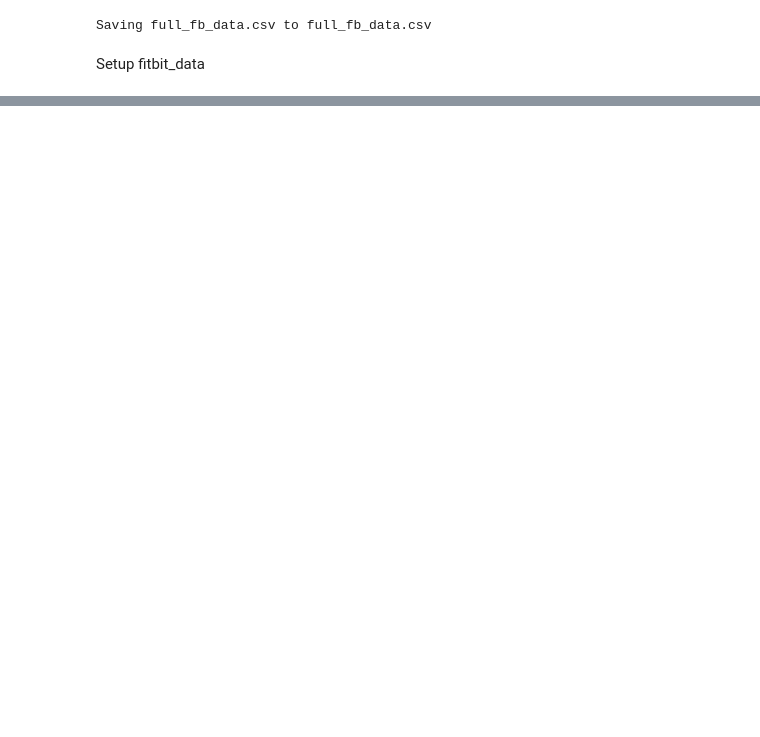
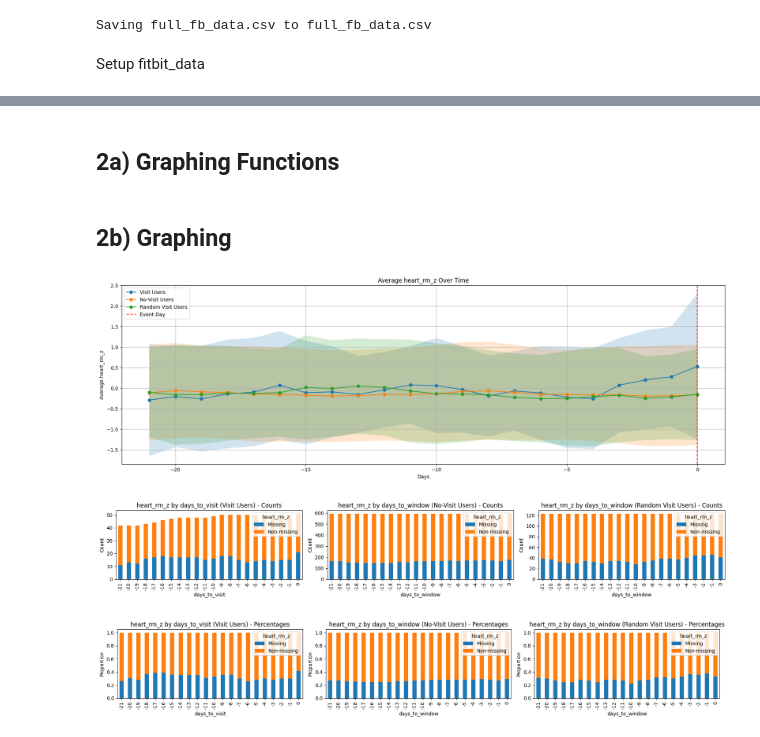
Before and after one commit to jhdaws/mhealth_classification, a Jupyter notebook: data_exploration/rolling_mean.ipynb, the cells around one changed output, grey strips where cells are left out. Drawn from its saved outputs; the diff is of its cells as text; code cells hidden in the pictures; blank space fills up the shorter version.

Commit message:
rolling mean work complete

```diff
--- a/data_exploration/rolling_mean.ipynb
+++ b/data_exploration/rolling_mean.ipynb
@@ -79,0 +91,3 @@ no_visit_df = full_fb_data[full_fb_data['has_visit'] == 0]
+# %%
+visit_df = rolling_mean(visit_df, rm_features)
+no_visit_df = rolling_mean(no_visit_df, rm_features)
@@ -79,0 +151,33 @@ no_visit_df = full_fb_data[full_fb_data['has_visit'] == 0]
+# %%
+visit_df = zscore_rolling(visit_df, z_features)
+no_visit_df = zscore_rolling(no_visit_df, z_features)
+# %%
+def extract_3wk_no_visits(df, window_days=22, max_windows=3, seed=123):
+    np.random.seed(seed)
+    output_rows = []
+
+    for user_id, group in df.groupby('fitbit_user_id'):
+        group = group.reset_index(drop=True)
+
+        min_day = group['days'].min()
+        max_day = group['days'].max()
+
+        possible_starts = list(range(min_day, max_day - window_days + 1))
+        np.random.shuffle(possible_starts)
+
+        windows_added = 0
+
+        for start in possible_starts:
+            end = start + window_days
+            window = group[(group['days'] >= start) & (group['days'] < end)].copy()
+
+            if len(window) == window_days:  # Complete window
+                window['days_to_window'] = window['days'] - end + 1
+                window['fitbit_user_id'] = user_id
+                output_rows.append(window)
+                windows_added += 1
+
+            if windows_added >= max_windows:
+                break
+
+    return pd.concat(output_rows, axis=0).reset_index(drop=True)
@@ -79,0 +225,4 @@ no_visit_df = full_fb_data[full_fb_data['has_visit'] == 0]
+# %%
+visit_3wk = visit_df[visit_df['days_to_visit'] >= -21]
+no_visit_3wk = extract_3wk_no_visits(no_visit_df)
+random_visit_3wk = extract_3wk_random_visits(visit_df)
@@ -79,0 +244,2 @@ no_visit_df = full_fb_data[full_fb_data['has_visit'] == 0]
+# %% [markdown]
+## 2a) Graphing Functions
@@ -79,0 +440,8 @@ no_visit_df = full_fb_data[full_fb_data['has_visit'] == 0]
+# %% [markdown]
+## 2b) Graphing
+# %%
+plot_feature_comparison_3(visit_3wk, no_visit_3wk, random_visit_3wk, 'heart_rm_z', bin_continuous=True)
+# %% [output]
+[figure, added]
+[figure, added]
+[figure, added]
```
Also changed, not shown: parts of 14 cells of this notebook.
